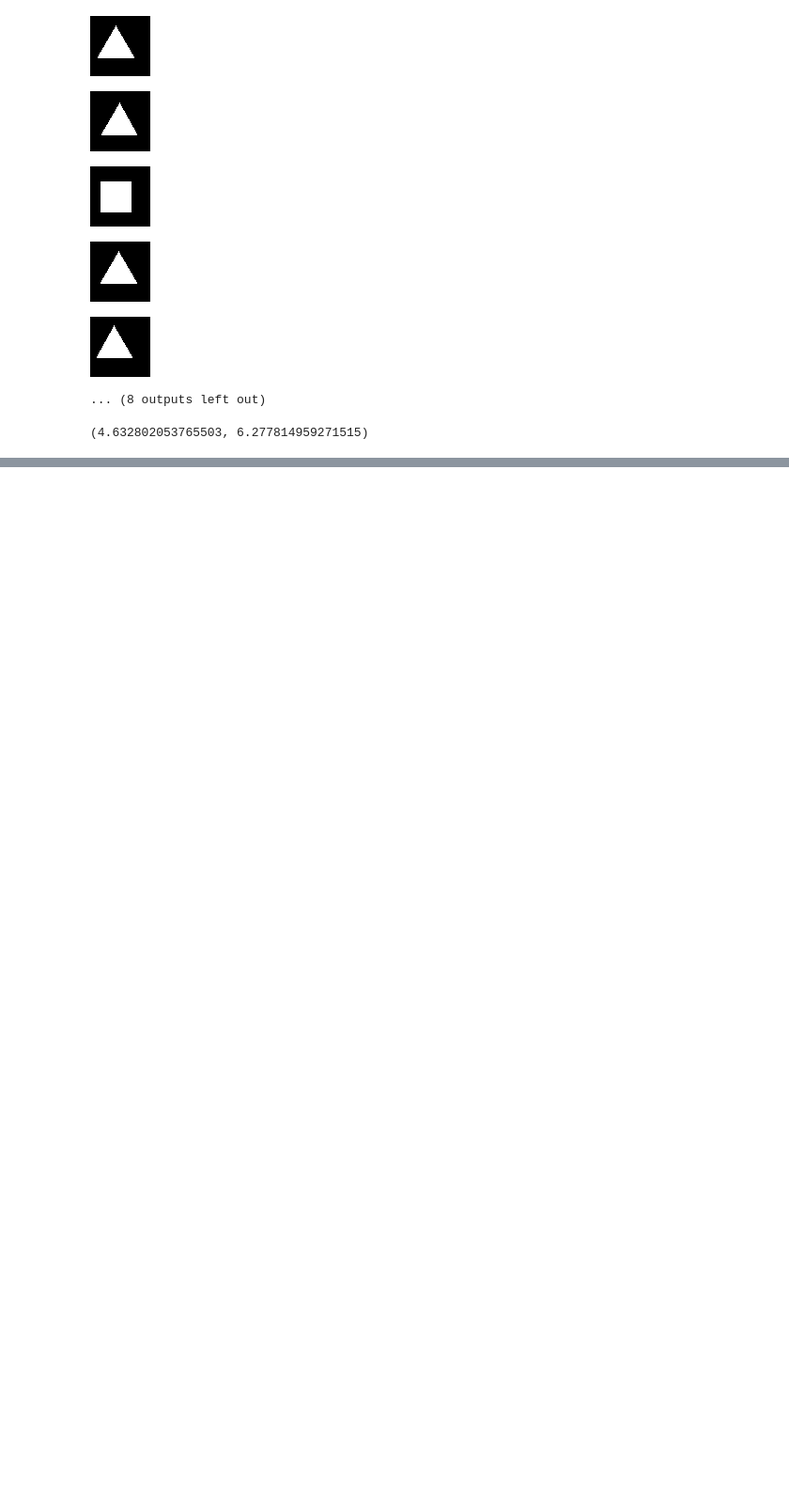
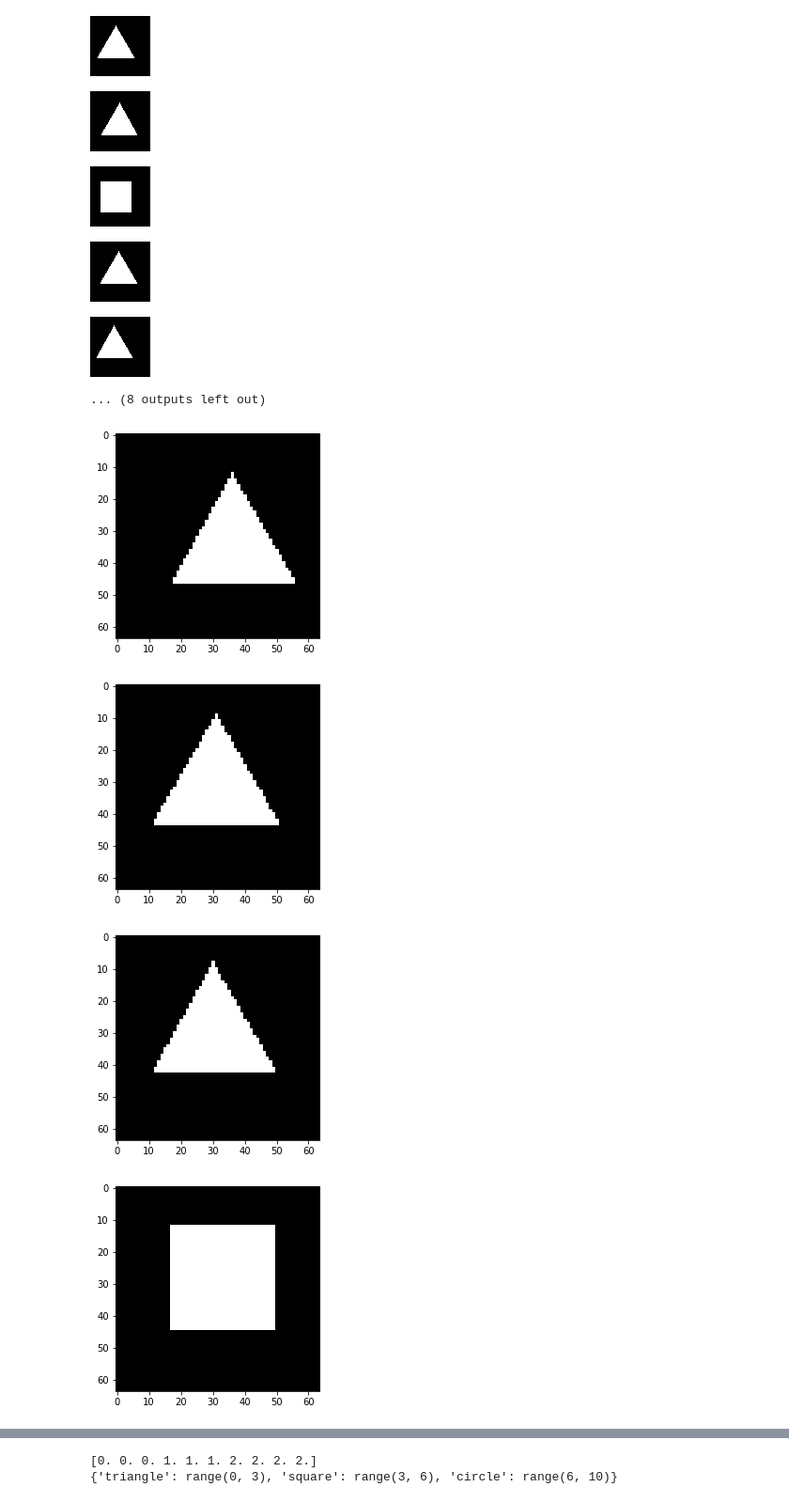
Before and after one commit to muhammadyaseen/vae-disentanglement, a Jupyter notebook: One_Dim_Generators.ipynb, the cells around one changed output, grey strips where cells are left out. Shown: that part at 94% size. Saved outputs shown, nothing was run; the diff lists cells and outputs as text; code cells hidden in the pictures; blank space fills up the shorter version.

Commit message:
Saving 3shapes a Npz

```diff
--- a/One_Dim_Generators.ipynb
+++ b/One_Dim_Generators.ipynb
@@ -132,7 +132,3 @@ for i in tqdm(range(20)):
 [figure]
 [figure]
 ... (8 outputs left out)
-# %%
-(10/2 + np.random.randn(),10/2 + np.random.randn())
-# %% [output]
-(4.632802053765503, 6.277814959271515)
@@ -138,0 +189,11 @@ for i in tqdm(range(20)):
+# %%
+I, L, R = generate_3shapes_data('', 10, add_noise=True)
+# %%
+for i in I:
+    plt.subplots()
+    plt.imshow(i,cmap='gray')
+# %% [output]
+[figure, added]
+[figure, added]
+[figure, added]
+[figure, added]
@@ -138,0 +206,6 @@ for i in tqdm(range(20)):
+# %%
+print(L)
+print(R)
+# %% [output]
+[0. 0. 0. 1. 1. 1. 2. 2. 2. 2.]
+{'triangle': range(0, 3), 'square': range(3, 6), 'circle': range(6, 10)}
```
Also changed, not shown: parts of 6 cells of this notebook, 4 other files.
